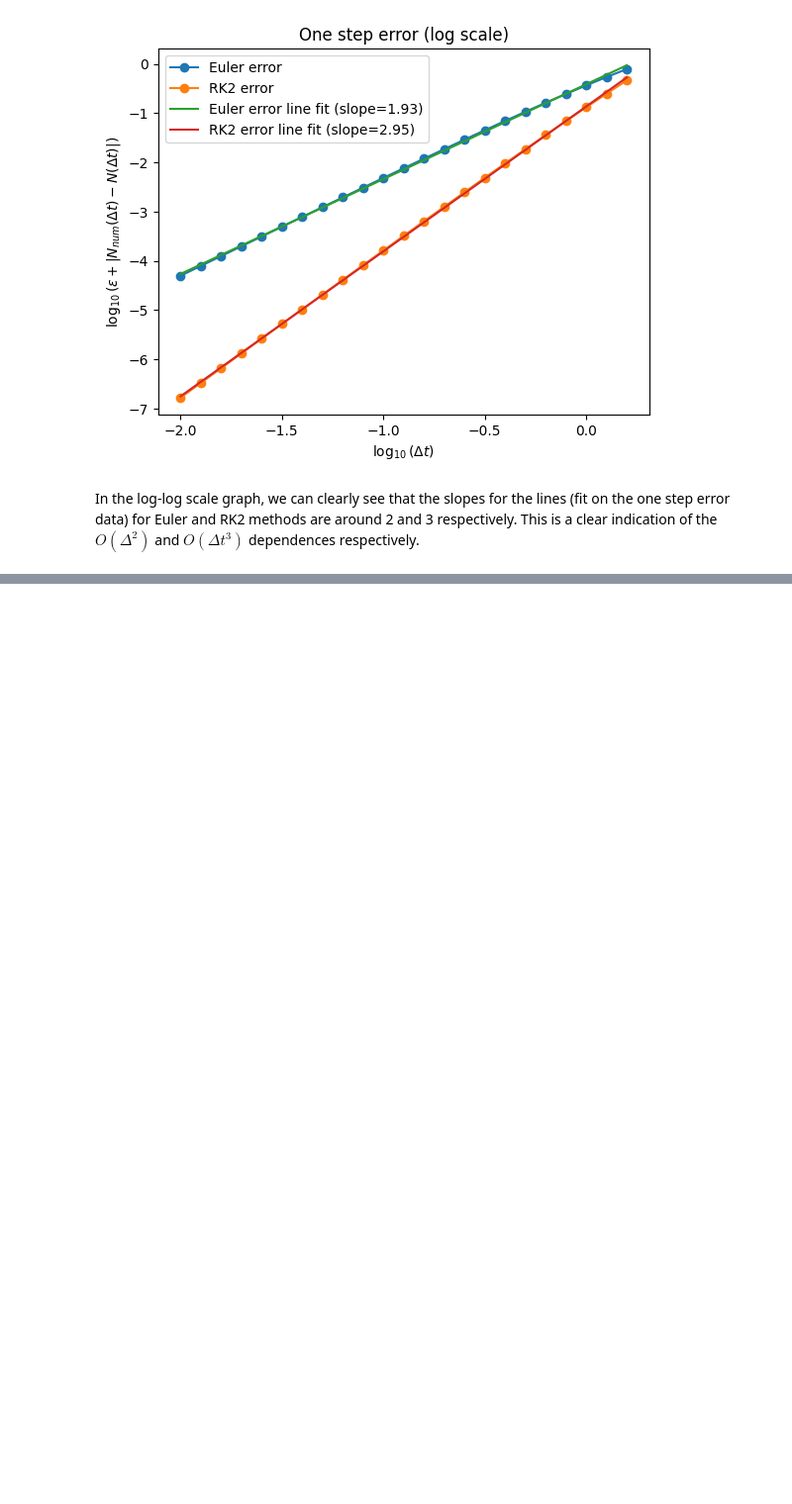
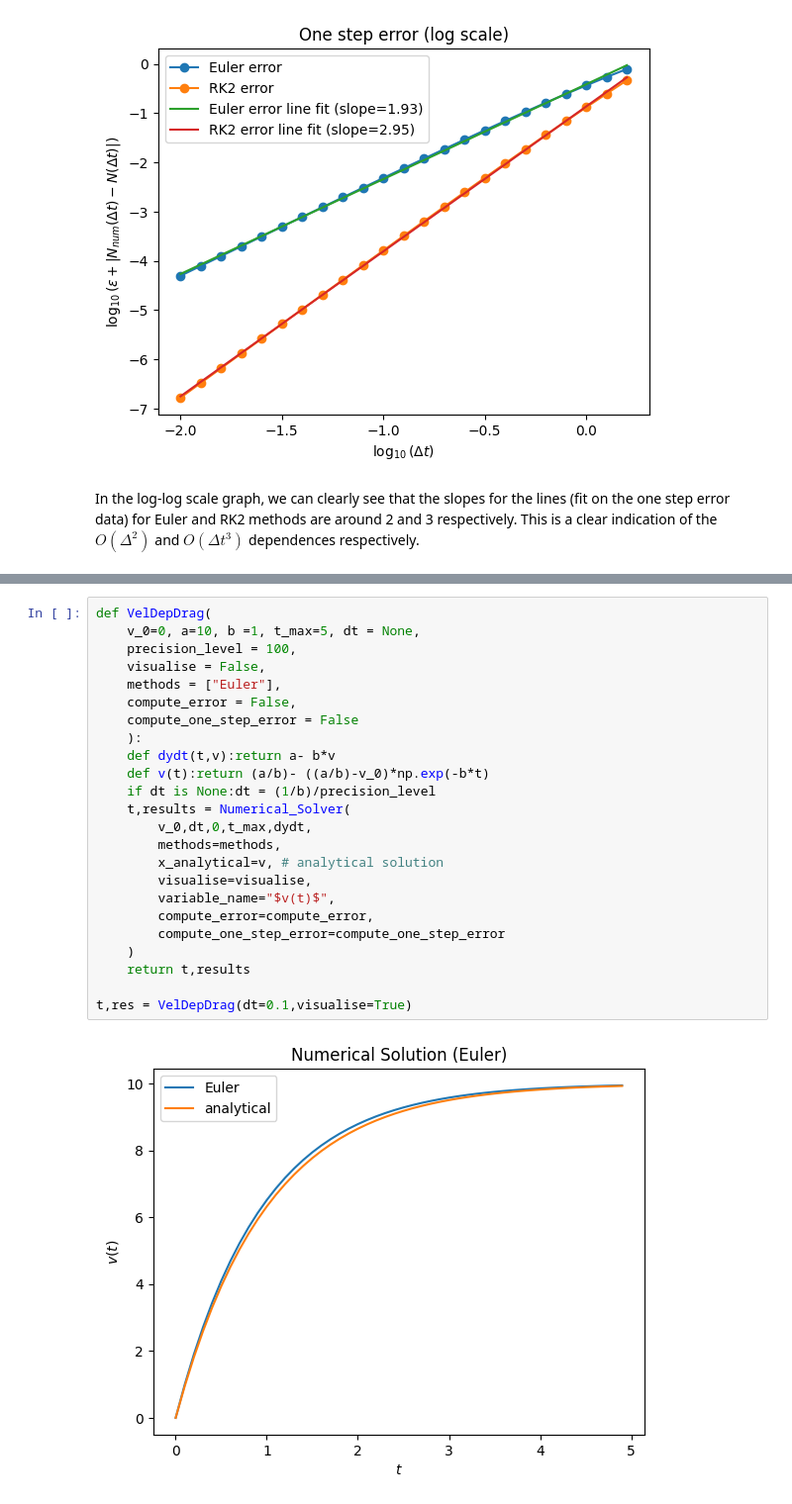
Before and after one commit to pranav-joshi-iitgn/PH509, a Jupyter notebook: A1.ipynb, the cells around one changed output, grey strips where cells are left out. Shown at 99% size. Cells and saved outputs as stored; diff of their text form; blank space fills up the shorter version.

```diff
--- a/A1.ipynb
+++ b/A1.ipynb
@@ -409,0 +486,26 @@ In the log-log scale graph, we can clearly see that the slopes for the lines (fi
+# %%
+def VelDepDrag(
+    v_0=0, a=10, b =1, t_max=5, dt = None,
+    precision_level = 100,
+    visualise = False,
+    methods = ["Euler"],
+    compute_error = False,
+    compute_one_step_error = False
+    ):
+    def dydt(t,v):return a- b*v
+    def v(t):return (a/b)- ((a/b)-v_0)*np.exp(-b*t)
+    if dt is None:dt = (1/b)/precision_level
+    t,results = Numerical_Solver(
+        v_0,dt,0,t_max,dydt,
+        methods=methods,
+        x_analytical=v, # analytical solution
+        visualise=visualise,
+        variable_name="$v(t)$",
+        compute_error=compute_error,
+        compute_one_step_error=compute_one_step_error
+    )
+    return t,results
+
+t,res = VelDepDrag(dt=0.1,visualise=True)
+# %% [output]
+[figure, added]
```
Also changed, not shown: parts of 32 cells of this notebook.
